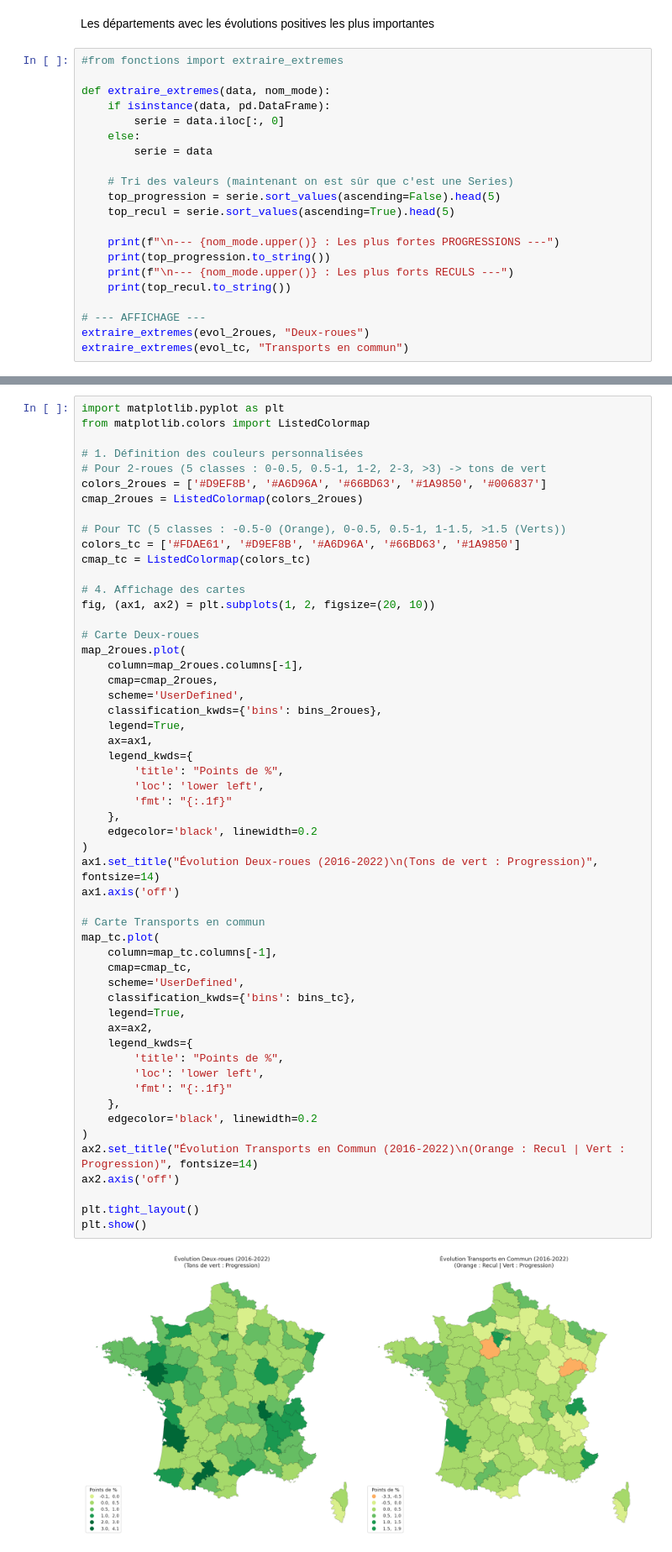
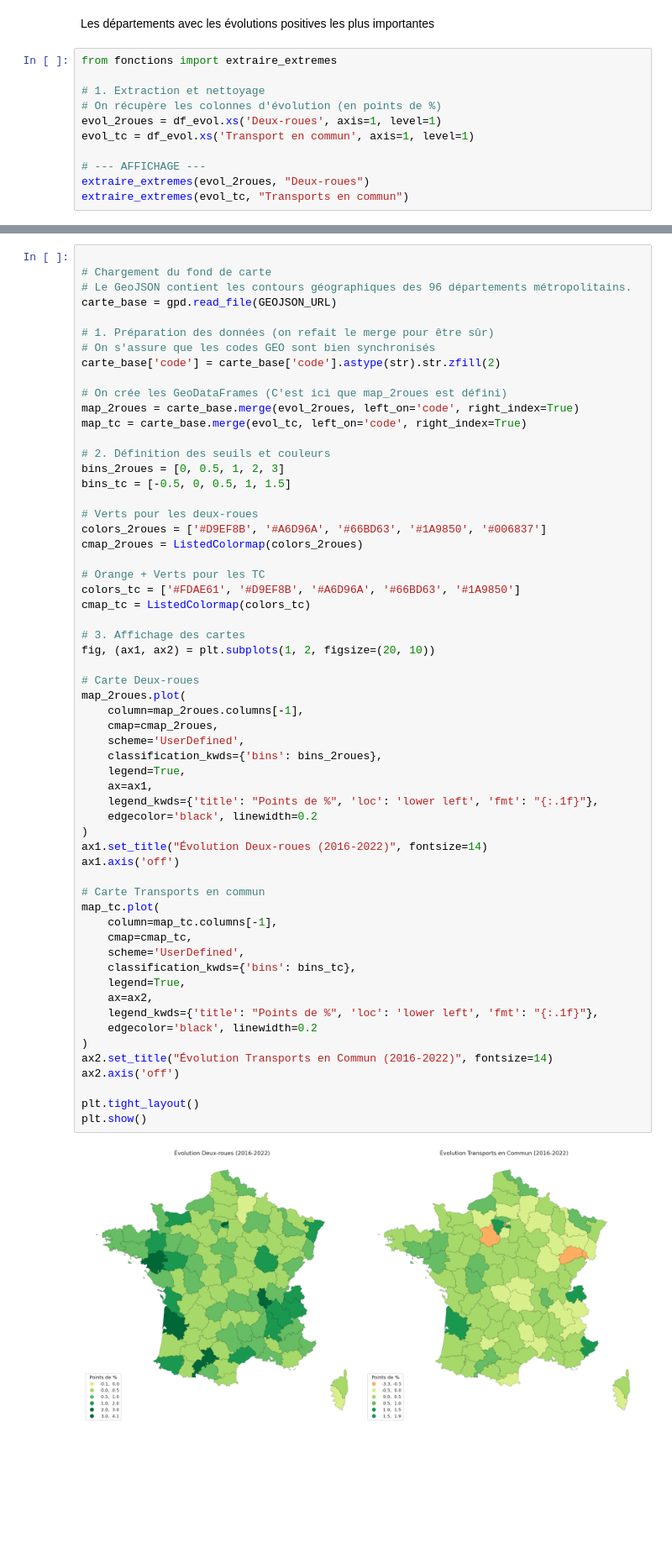
Before and after one commit to TeodoraHub/projet_pythonDS, a Jupyter notebook: deplacements.ipynb, the cells around one changed output, grey strips where cells are left out. Shown at 84% size. Saved outputs shown, nothing was run; the diff lists cells and outputs as text; blank space fills up the shorter version.

```diff
--- a/deplacements.ipynb
+++ b/deplacements.ipynb
@@ -455,22 +456,12 @@ GEO
 # %% [markdown]
 Les départements avec les évolutions positives les plus importantes
 # %%
-#from fonctions import extraire_extremes
+from fonctions import extraire_extremes
 
-def extraire_extremes(data, nom_mode):
-    if isinstance(data, pd.DataFrame):
-        serie = data.iloc[:, 0]
-    else:
-        serie = data
-
-    # Tri des valeurs (maintenant on est sûr que c'est une Series)
-    top_progression = serie.sort_values(ascending=False).head(5)
-    top_recul = serie.sort_values(ascending=True).head(5)
-
-    print(f"\n--- {nom_mode.upper()} : Les plus fortes PROGRESSIONS ---")
-    print(top_progression.to_string())
-    print(f"\n--- {nom_mode.upper()} : Les plus forts RECULS ---")
-    print(top_recul.to_string())
+# 1. Extraction et nettoyage
+# On récupère les colonnes d'évolution (en points de %)
+evol_2roues = df_evol.xs('Deux-roues', axis=1, level=1)
+evol_tc = df_evol.xs('Transport en commun', axis=1, level=1)
 
 # --- AFFICHAGE ---
 extraire_extremes(evol_2roues, "Deux-roues")
@@ -494,58 +485,63 @@ GEO
 28   -0.51
 2A   -0.30
 # %%
-import matplotlib.pyplot as plt
-from matplotlib.colors import ListedColormap
 
-# 1. Définition des couleurs personnalisées
-# Pour 2-roues (5 classes : 0-0.5, 0.5-1, 1-2, 2-3, >3) -> tons de vert
+# Chargement du fond de carte
+# Le GeoJSON contient les contours géographiques des 96 départements métropolitains.
+carte_base = gpd.read_file(GEOJSON_URL)
+
+# 1. Préparation des données (on refait le merge pour être sûr)
+# On s'assure que les codes GEO sont bien synchronisés
+carte_base['code'] = carte_base['code'].astype(str).str.zfill(2)
+
+# On crée les GeoDataFrames (C'est ici que map_2roues est défini)
+map_2roues = carte_base.merge(evol_2roues, left_on='code', right_index=True)
+map_tc = carte_base.merge(evol_tc, left_on='code', right_index=True)
+
+# 2. Définition des seuils et couleurs
+bins_2roues = [0, 0.5, 1, 2, 3]
+bins_tc = [-0.5, 0, 0.5, 1, 1.5]
+
+# Verts pour les deux-roues
 colors_2roues = ['#D9EF8B', '#A6D96A', '#66BD63', '#1A9850', '#006837']
 cmap_2roues = ListedColormap(colors_2roues)
 
-# Pour TC (5 classes : -0.5-0 (Orange), 0-0.5, 0.5-1, 1-1.5, >1.5 (Verts))
+# Orange + Verts pour les TC
 colors_tc = ['#FDAE61', '#D9EF8B', '#A6D96A', '#66BD63', '#1A9850']
 cmap_tc = ListedColormap(colors_tc)
 
-# 4. Affichage des cartes
+# 3. Affichage des cartes
 fig, (ax1, ax2) = plt.subplots(1, 2, figsize=(20, 10))
 
 # Carte Deux-roues
 map_2roues.plot(
     column=map_2roues.columns[-1],
     cmap=cmap_2roues,
     scheme='UserDefined',
     classification_kwds={'bins': bins_2roues},
     legend=True,
     ax=ax1,
-    legend_kwds={
-        'title': "Points de %",
-        'loc': 'lower left',
-        'fmt': "{:.1f}"
-    },
+    legend_kwds={'title': "Points de %", 'loc': 'lower left', 'fmt': "{:.1f}"},
     edgecolor='black', linewidth=0.2
 )
-ax1.set_title("Évolution Deux-roues (2016-2022)\n(Tons de vert : Progression)", fontsize=14)
+ax1.set_title("Évolution Deux-roues (2016-2022)", fontsize=14)
 ax1.axis('off')
 
 # Carte Transports en commun
 map_tc.plot(
     column=map_tc.columns[-1],
     cmap=cmap_tc,
     scheme='UserDefined',
     classification_kwds={'bins': bins_tc},
     legend=True,
     ax=ax2,
-    legend_kwds={
-        'title': "Points de %",
-        'loc': 'lower left',
-        'fmt': "{:.1f}"
-    },
+    legend_kwds={'title': "Points de %", 'loc': 'lower left', 'fmt': "{:.1f}"},
     edgecolor='black', linewidth=0.2
 )
-ax2.set_title("Évolution Transports en Commun (2016-2022)\n(Orange : Recul | Vert : Progression)", fontsize=14)
+ax2.set_title("Évolution Transports en Commun (2016-2022)", fontsize=14)
 ax2.axis('off')
 
 plt.tight_layout()
 plt.show()
 # %% [output]
-[figure, old version]
+[figure, new version]
```
Also changed, not shown: parts of 2 cells of this notebook, 2 other files.
